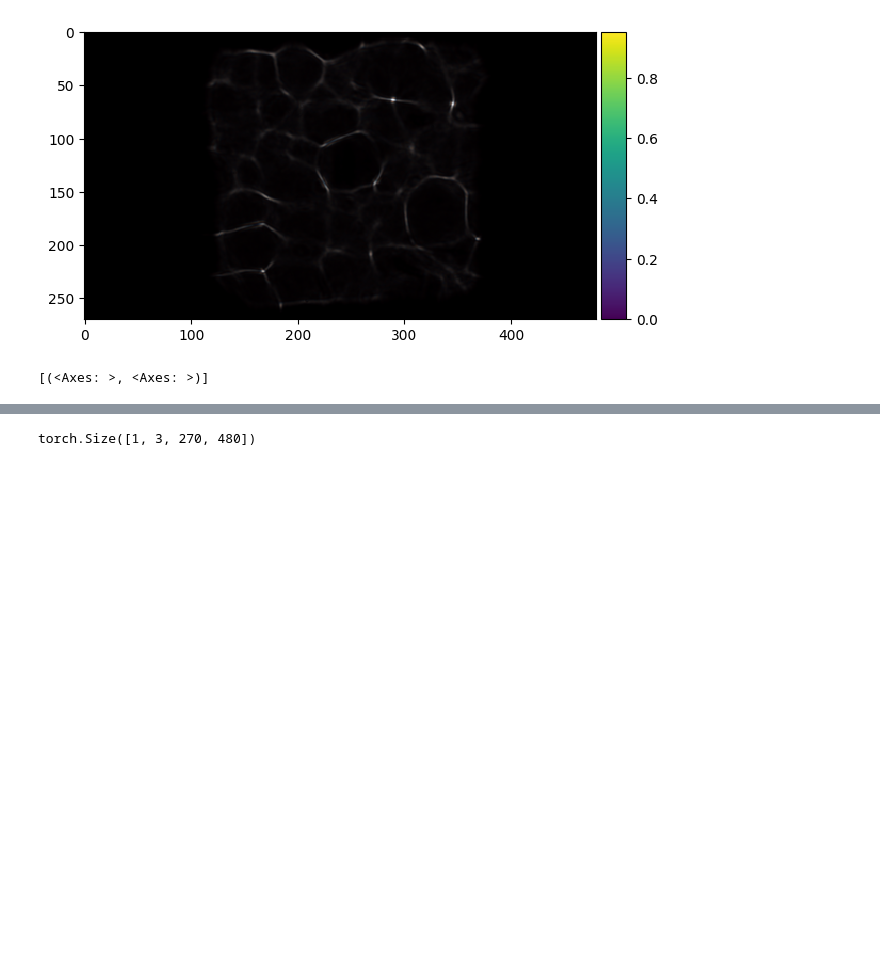
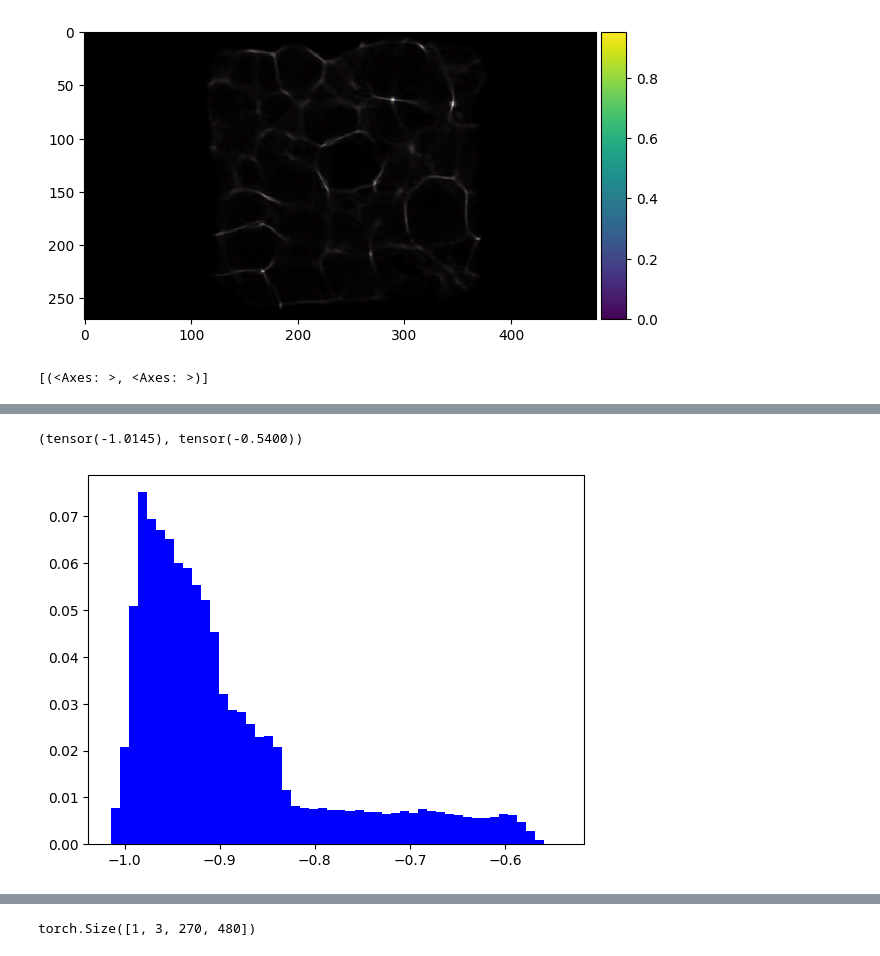
Before and after one commit to gevana/PhoCoLens, a Jupyter notebook: SVDeconv/test_weiner.ipynb, the cells around one changed output, grey strips where cells are left out. Cells and saved outputs as stored; diff of their text form; code cells hidden in the pictures; blank space fills up the shorter version.

```diff
--- a/SVDeconv/test_weiner.ipynb
+++ b/SVDeconv/test_weiner.ipynb
@@ -80,0 +87,8 @@ source.shape,target.shape
+# %%
+source[0].min(),source.max()
+# %% [output]
+(tensor(-1.0145), tensor(-0.5400))
+# %%
+_=plot_hist(source[0])
+# %% [output]
+[figure, added]
```
Also changed, not shown: parts of 10 cells of this notebook.
